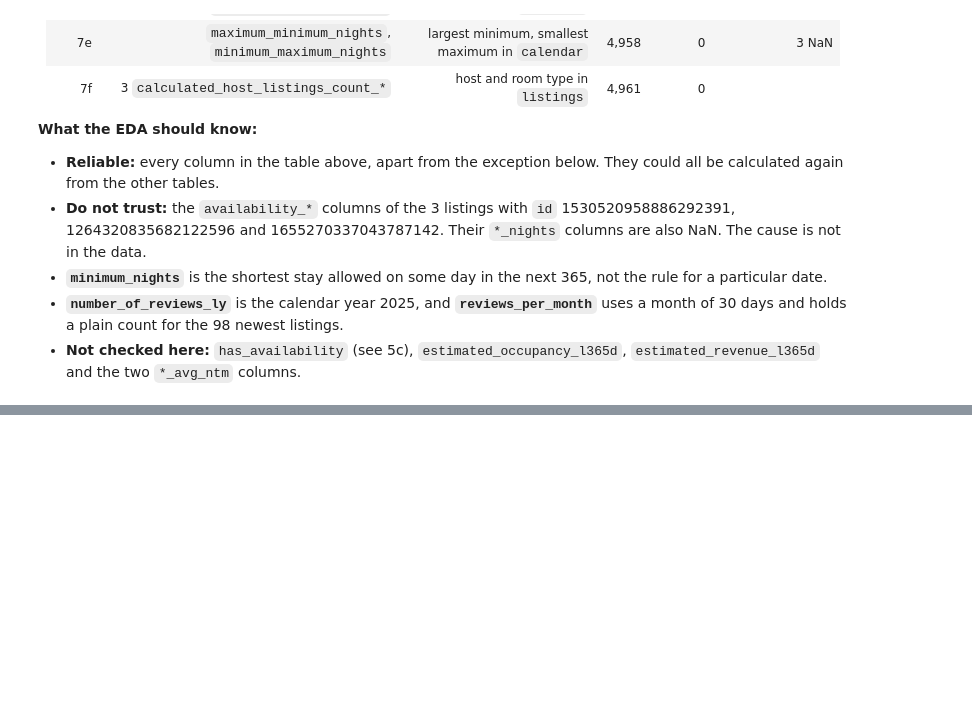
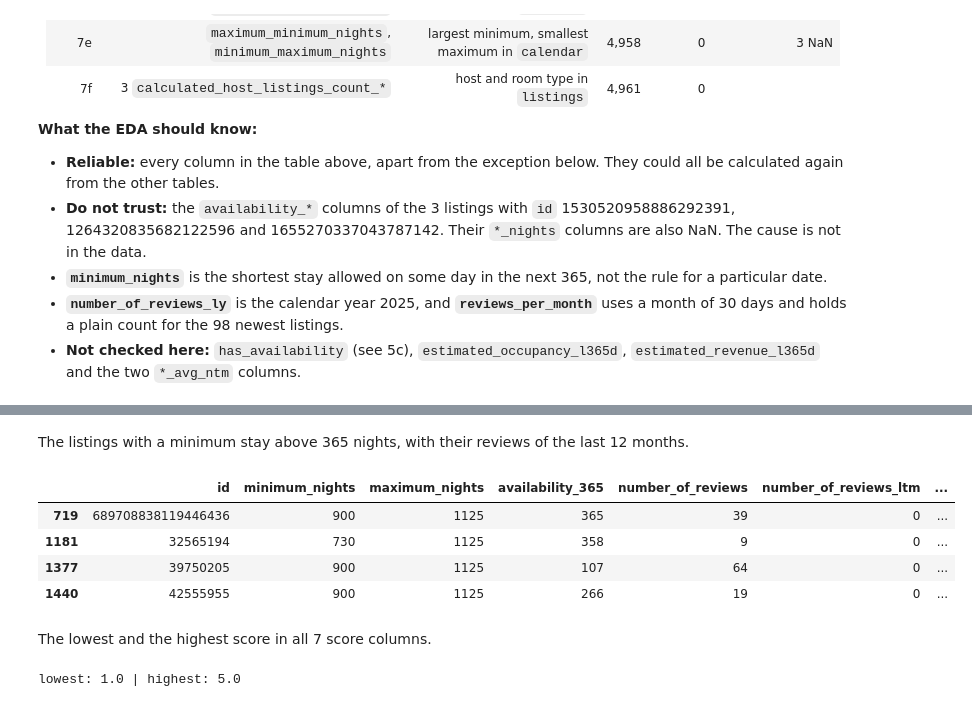
Before and after one commit to kallistratis/thessaloniki-airbnb-analysis, a Jupyter notebook: 01_data_cleaning.ipynb, the cells around one changed output, grey strips where cells are left out. Drawn from its saved outputs; the diff is of its cells as text; code cells hidden in the pictures; blank space fills up the shorter version.

```diff
--- a/01_data_cleaning.ipynb
+++ b/01_data_cleaning.ipynb
@@ -2492,0 +2530,3 @@ True True True
+# %%
+days_to_eoy = (pd.Timestamp("2026-12-31") - listings_clean["last_scraped"]).dt.days + 1
+days_to_eoy.value_counts()
@@ -2492,0 +2540,19 @@ True True True
+# %%
+lc = listings_clean
+out_of_range = {
+    "price": lc["price"].notna() & ~lc["price"].between(0, 1000, inclusive="right"),
+    "accommodates": ~lc["accommodates"].between(1, 16),
+    "bedrooms": lc["bedrooms"] < 0,
+    "beds below 1": lc["beds"] < 1,
+    "beds above accommodates": lc["beds"] > lc["accommodates"],
+    "bathrooms 0, Entire home/apt": (lc["bathrooms"] == 0) & (lc["room_type"] == "Entire home/apt"),
+    "review_scores_*": ((lc[score_cols] < 1) | (lc[score_cols] > 5)).any(axis=1),
+    "minimum_nights": (lc["minimum_nights"] > 365).fillna(False),
+    "maximum_nights": (lc["maximum_nights"] > 1125).fillna(False),
+    "availability_eoy": ~lc["availability_eoy"].between(0, days_to_eoy),
+    "latitude": ~lc["latitude"].between(40.50, 40.75),
+    "longitude": ~lc["longitude"].between(22.80, 23.10),
+}
+for n_days in [30, 60, 90, 365]:
+    out_of_range[f"availability_{n_days}"] = ~lc[f"availability_{n_days}"].between(0, n_days)
+pd.Series({rule: int(mask.sum()) for rule, mask in out_of_range.items()})
@@ -2492,0 +2685,17 @@ True True True
+# %% [markdown]
+The listings with a minimum stay above 365 nights, with their reviews of the last 12 months.
+# %%
+listings_clean.loc[out_of_range["minimum_nights"], ["id", "minimum_nights", "maximum_nights", "availability_365",
+                                                     "number_of_reviews", "number_of_reviews_ltm", "price"]]
+# %% [output]
+|  | id | minimum_nights | maximum_nights | availability_365 | number_of_reviews | number_of_reviews_ltm | ... |
+| 719 | 689708838119446436 | 900 | 1125 | 365 | 39 | 0 | ... |
+| 1181 | 32565194 | 730 | 1125 | 358 | 9 | 0 | ... |
+| 1377 | 39750205 | 900 | 1125 | 107 | 64 | 0 | ... |
+| 1440 | 42555955 | 900 | 1125 | 266 | 19 | 0 | ... |
+# %% [markdown]
+The lowest and the highest score in all 7 score columns.
+# %%
+print("lowest:", listings_clean[score_cols].min().min(), "| highest:", listings_clean[score_cols].max().max())
+# %% [output]
+lowest: 1.0 | highest: 5.0
```
Also changed, not shown: parts of 76 cells of this notebook, 1 other file.
